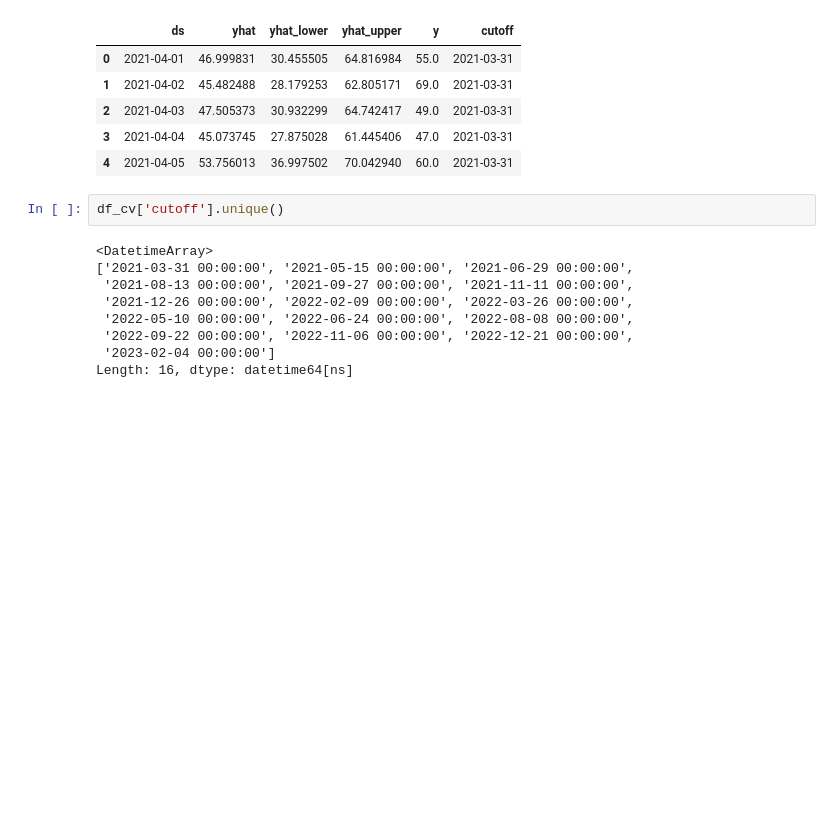
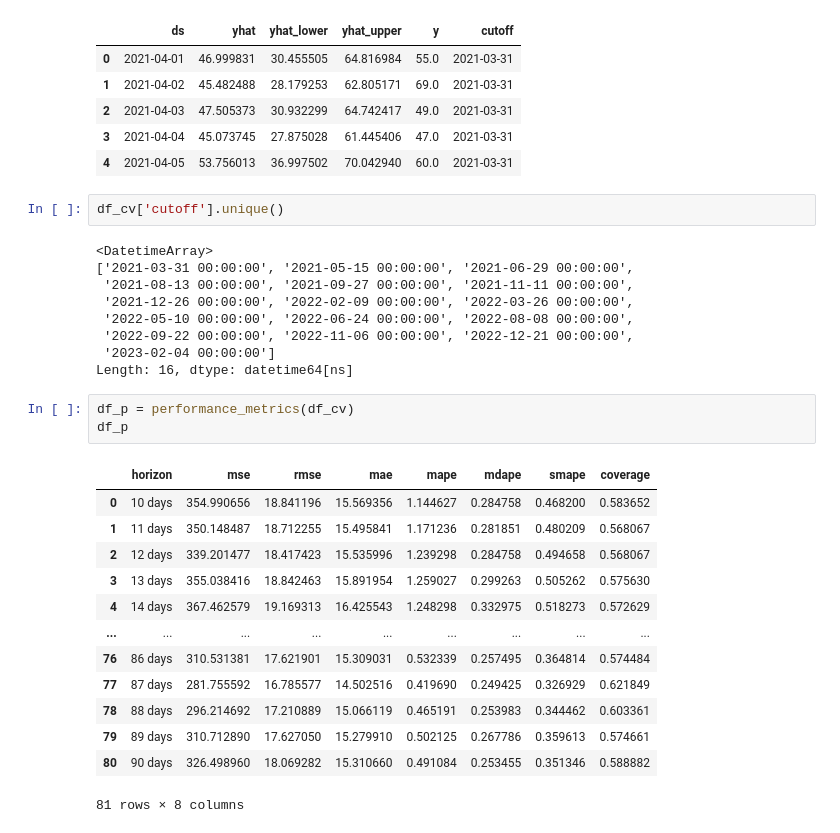
Before and after one commit to JCarapina/Estudos-praticos, a Jupyter notebook: series_prophet/notebooks/prophet.ipynb, the cells around one changed output. Saved outputs shown, nothing was run; the diff lists cells and outputs as text; blank space fills up the shorter version.

```diff
--- a/series_prophet/notebooks/prophet.ipynb
+++ b/series_prophet/notebooks/prophet.ipynb
@@ -372,3 +372,20 @@ df_cv['cutoff'].unique()
  '2022-09-22 00:00:00', '2022-11-06 00:00:00', '2022-12-21 00:00:00',
  '2023-02-04 00:00:00']
 Length: 16, dtype: datetime64[ns]
+# %%
+df_p = performance_metrics(df_cv)
+df_p
+# %% [output]
+|  | horizon | mse | rmse | mae | mape | mdape | smape | coverage |
+| 0 | 10 days | 354.990656 | 18.841196 | 15.569356 | 1.144627 | 0.284758 | 0.468200 | 0.583652 |
+| 1 | 11 days | 350.148487 | 18.712255 | 15.495841 | 1.171236 | 0.281851 | 0.480209 | 0.568067 |
+| 2 | 12 days | 339.201477 | 18.417423 | 15.535996 | 1.239298 | 0.284758 | 0.494658 | 0.568067 |
+| 3 | 13 days | 355.038416 | 18.842463 | 15.891954 | 1.259027 | 0.299263 | 0.505262 | 0.575630 |
+| 4 | 14 days | 367.462579 | 19.169313 | 16.425543 | 1.248298 | 0.332975 | 0.518273 | 0.572629 |
+| ... | ... | ... | ... | ... | ... | ... | ... | ... |
+| 76 | 86 days | 310.531381 | 17.621901 | 15.309031 | 0.532339 | 0.257495 | 0.364814 | 0.574484 |
+| 77 | 87 days | 281.755592 | 16.785577 | 14.502516 | 0.419690 | 0.249425 | 0.326929 | 0.621849 |
+| 78 | 88 days | 296.214692 | 17.210889 | 15.066119 | 0.465191 | 0.253983 | 0.344462 | 0.603361 |
+| 79 | 89 days | 310.712890 | 17.627050 | 15.279910 | 0.502125 | 0.267786 | 0.359613 | 0.574661 |
+| 80 | 90 days | 326.498960 | 18.069282 | 15.310660 | 0.491084 | 0.253455 | 0.351346 | 0.588882 |
+81 rows × 8 columns
```
Also changed, not shown: parts of 5 cells of this notebook.
